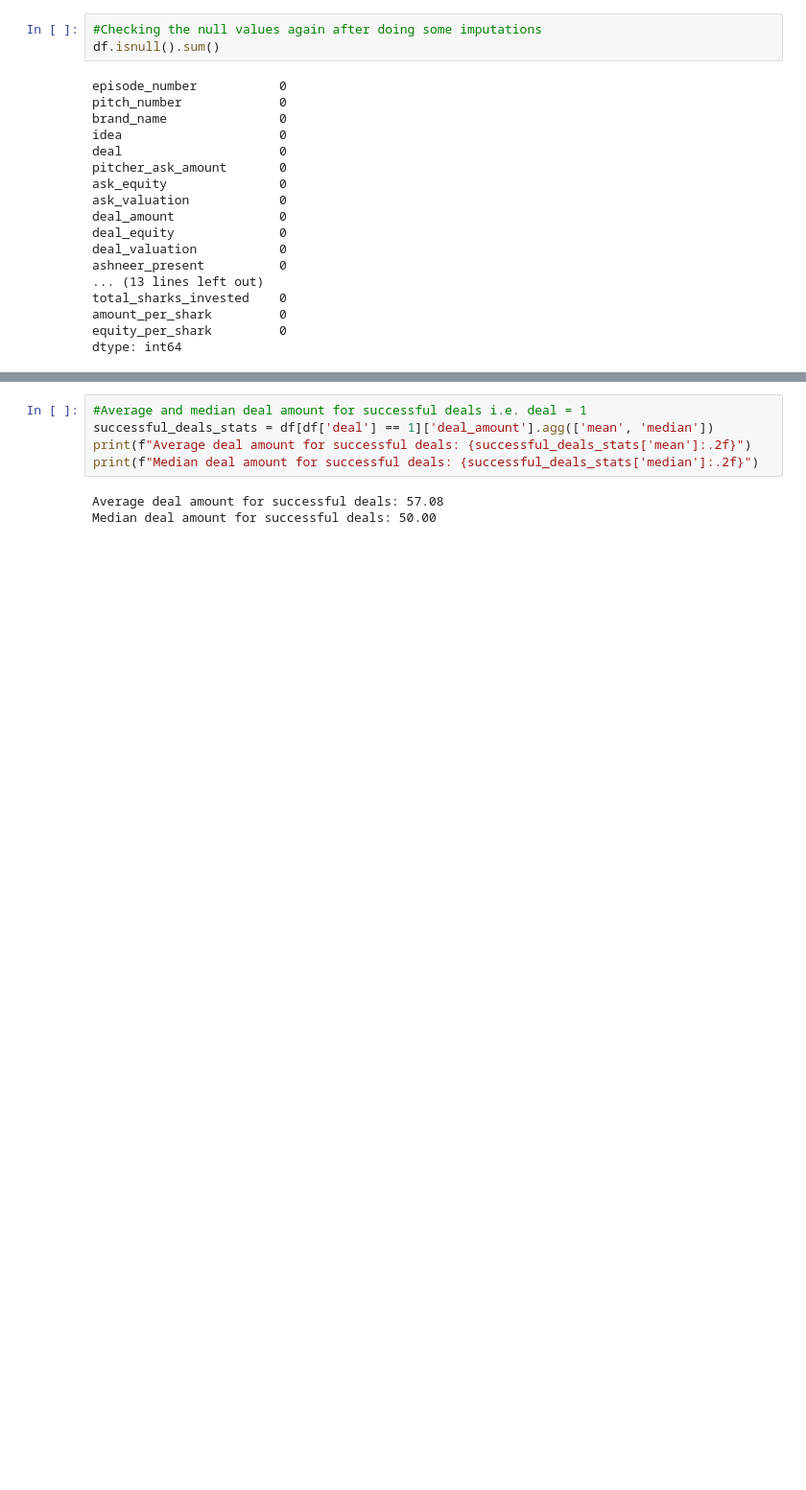
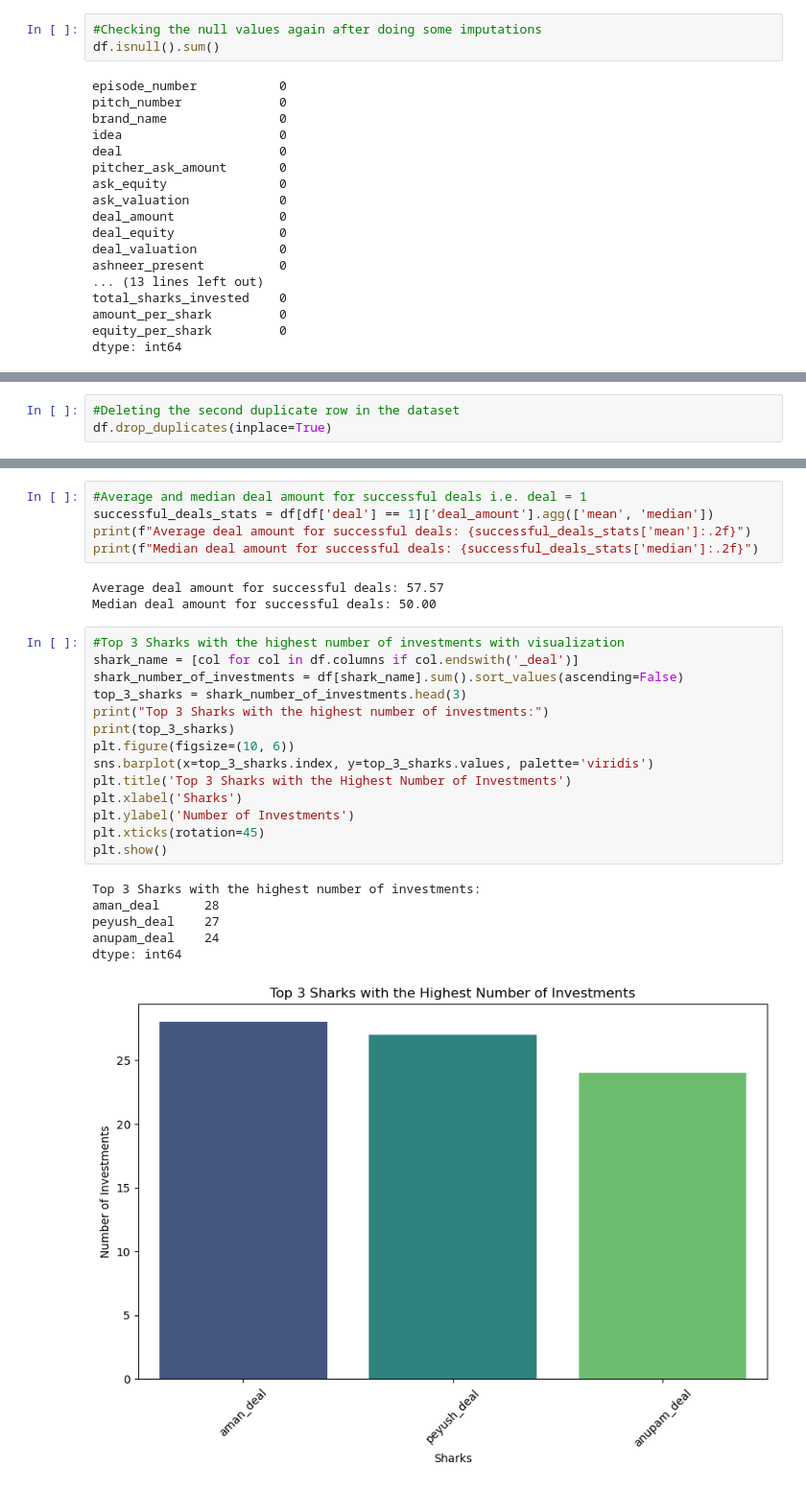
Before and after one commit to SagarSingh2004/exploratory-data-analysis-practice, a Jupyter notebook: Shark_Tank_India_Case_Study/Shark_Tank_India_EDA.ipynb, the cells around one changed output, grey strips where cells are left out. Shown at 96% size. Cells and saved outputs as stored; diff of their text form; blank space fills up the shorter version.

Commit message:
Add advanced EDA with ROI, deal trends and equity analysis

```diff
--- a/Shark_Tank_India_Case_Study/Shark_Tank_India_EDA.ipynb
+++ b/Shark_Tank_India_Case_Study/Shark_Tank_India_EDA.ipynb
@@ -227,0 +260,3 @@ dtype: int64
+# %%
+#Deleting the second duplicate row in the dataset
+df.drop_duplicates(inplace=True)
@@ -243,5 +280,26 @@ successful_deals_stats = df[df['deal'] == 1]['deal_amount'].agg(['mean', 'median
 print(f"Average deal amount for successful deals: {successful_deals_stats['mean']:.2f}")
 print(f"Median deal amount for successful deals: {successful_deals_stats['median']:.2f}")
 # %% [output]
-Average deal amount for successful deals: 57.08
+Average deal amount for successful deals: 57.57
 Median deal amount for successful deals: 50.00
+# %%
+#Top 3 Sharks with the highest number of investments with visualization
+shark_name = [col for col in df.columns if col.endswith('_deal')]
+shark_number_of_investments = df[shark_name].sum().sort_values(ascending=False)
+top_3_sharks = shark_number_of_investments.head(3)
+print("Top 3 Sharks with the highest number of investments:")
+print(top_3_sharks)
+plt.figure(figsize=(10, 6))
+sns.barplot(x=top_3_sharks.index, y=top_3_sharks.values, palette='viridis')
+plt.title('Top 3 Sharks with the Highest Number of Investments')
+plt.xlabel('Sharks')
+plt.ylabel('Number of Investments')
+plt.xticks(rotation=45)
+plt.show()
+# %% [output]
+Top 3 Sharks with the highest number of investments:
+aman_deal      28
+peyush_deal    27
+anupam_deal    24
+dtype: int64
+[figure, added]
```
Also changed, not shown: parts of 41 cells of this notebook.
